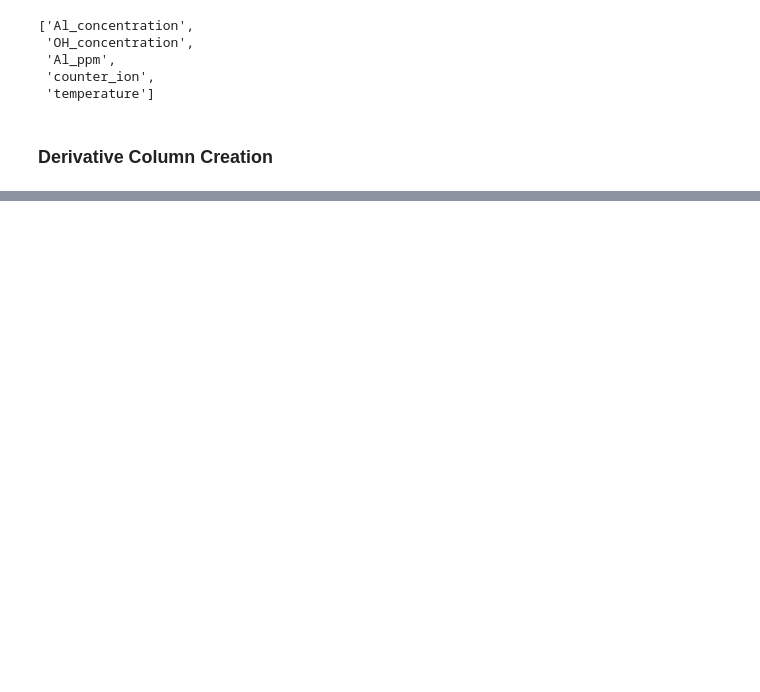
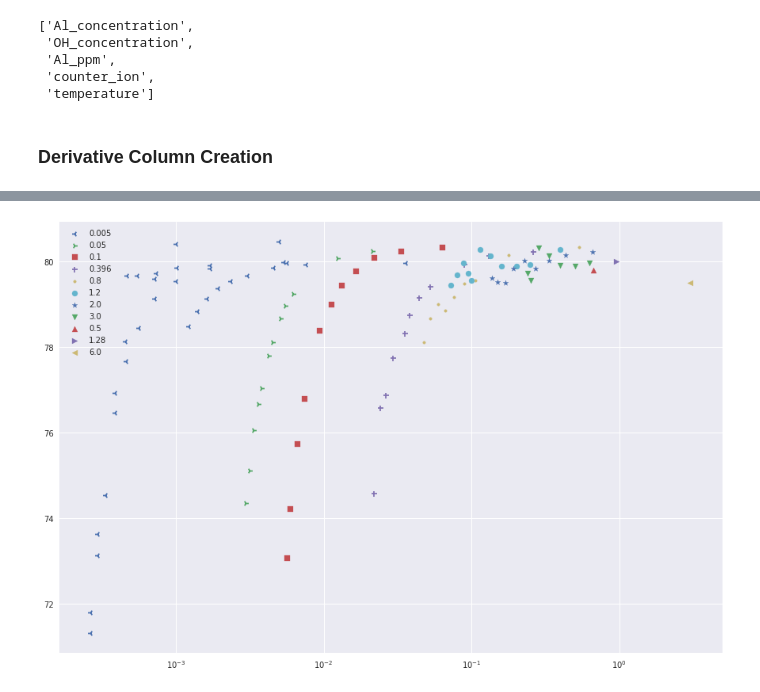
Before and after one commit to biggstd/pyluminate, a Jupyter notebook: notebooks/Al Review Figures.ipynb, the cells around one changed output, grey strips where cells are left out. Saved outputs shown, nothing was run; the diff lists cells and outputs as text; code cells hidden in the pictures; blank space fills up the shorter version.

Commit message:
much progress generating figure

```diff
--- a/notebooks/Al Review Figures.ipynb
+++ b/notebooks/Al Review Figures.ipynb
@@ -47,0 +65,31 @@ AlNMRData
+# %%
+# Setup a maker iterator
+marker = itertools.cycle((',', '+', '.', 'o', '*', "v", '^', '>', '<', '1', '2', '3', '4'))
+# %%
+fig1, ax1 = plt.subplots(figsize=(15,10))
+ax1.set(xscale="log")
+
+unique_Al_conc = AlNMRData.Al_concentration.unique()
+
+for xx in unique_Al_conc:
+
+    # Pull out the current bin of Al concentrations.
+    curr_Al = AlNMRData[(AlNMRData.Al_concentration == xx)]
+
+    # Create the Scatter plot with the selected subset of data
+    plt.scatter(
+        x=curr_Al.Al_OH_ratio,
+        y=curr_Al.Al_ppm,
+        label=xx,
+        marker = next(marker),
+#         color=cm(AlNMRData.OH_concentration),
+#         s=curr_Al.OH_concentration*5
+    )
+
+    # Calculate
+#     slope, intercept, r_value, p_value, std_err = stats.linregress(x, y)
+
+ax1.legend()
+plt.show()
+# %% [output]
+[figure, added]
```
Also changed, not shown: parts of 37 cells of this notebook.
